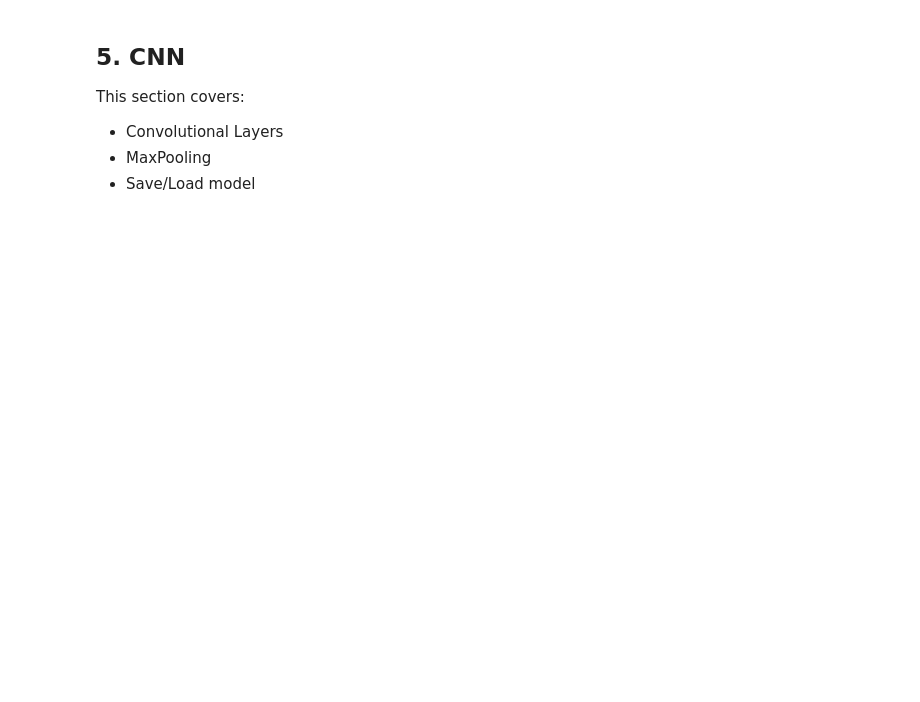
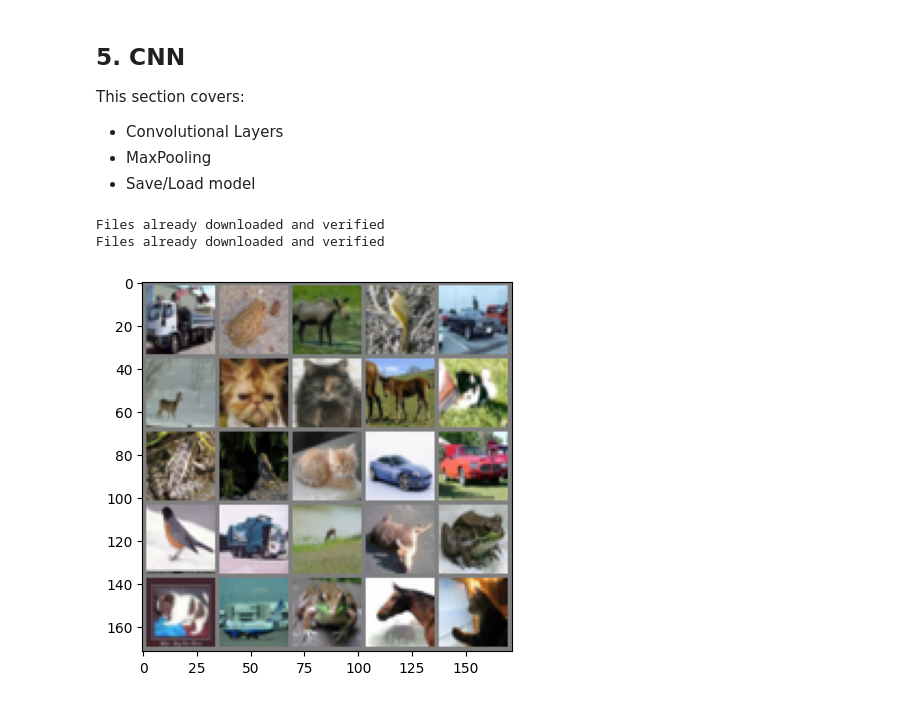
Before and after one commit to INT2-19/INT2_Open_Assessment, a Jupyter notebook: INT2_PyTorch_CrashCourse.ipynb, the cells around one changed output. Drawn from its saved outputs; the diff is of its cells as text; code cells hidden in the pictures; blank space fills up the shorter version.

```diff
--- a/INT2_PyTorch_CrashCourse.ipynb
+++ b/INT2_PyTorch_CrashCourse.ipynb
@@ -644,34 +652,39 @@ learning_rate = 0.001
 transform = transforms.Compose(
     [transforms.ToTensor(),
      transforms.Normalize((0.5, 0.5, 0.5), (0.5, 0.5, 0.5))])
+                          # Mean and S.D across all three colour channels
 
 # CIFAR10: 60000 32x32 color images in 10 classes, with 6000 images per class
 train_dataset = torchvision.datasets.CIFAR10(root='./data', train=True,
                                         download=True, transform=transform)
 
 test_dataset = torchvision.datasets.CIFAR10(root='./data', train=False,
                                        download=True, transform=transform)
 
 train_loader = torch.utils.data.DataLoader(train_dataset, batch_size=batch_size,
                                           shuffle=True)
 
 test_loader = torch.utils.data.DataLoader(test_dataset, batch_size=batch_size,
                                          shuffle=False)
 
 classes = ('plane', 'car', 'bird', 'cat',
            'deer', 'dog', 'frog', 'horse', 'ship', 'truck')
 
 def imshow(imgs):
     imgs = imgs / 2 + 0.5   # unnormalize
     npimgs = imgs.numpy()
     plt.imshow(np.transpose(npimgs, (1, 2, 0)))
     plt.show()
 
 # one batch of random training images
 dataiter = iter(train_loader)
-images, labels = dataiter.next()
+images, labels = dataiter.__next__()
 img_grid = torchvision.utils.make_grid(images[0:25], nrow=5)
 imshow(img_grid)
+# %% [output]
+Files already downloaded and verified
+Files already downloaded and verified
+[figure, added]
 # %%
 class ConvNet(nn.Module):
     def __init__(self):
```
Also changed, not shown: parts of 12 cells of this notebook.
